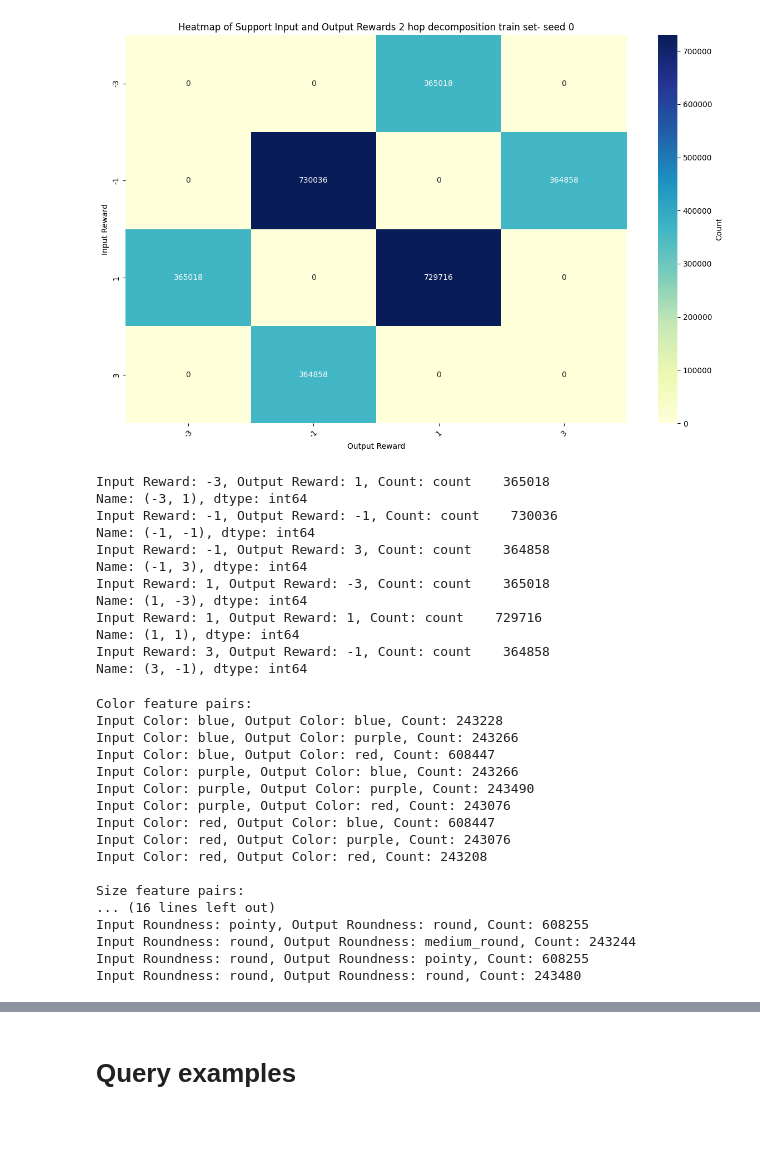
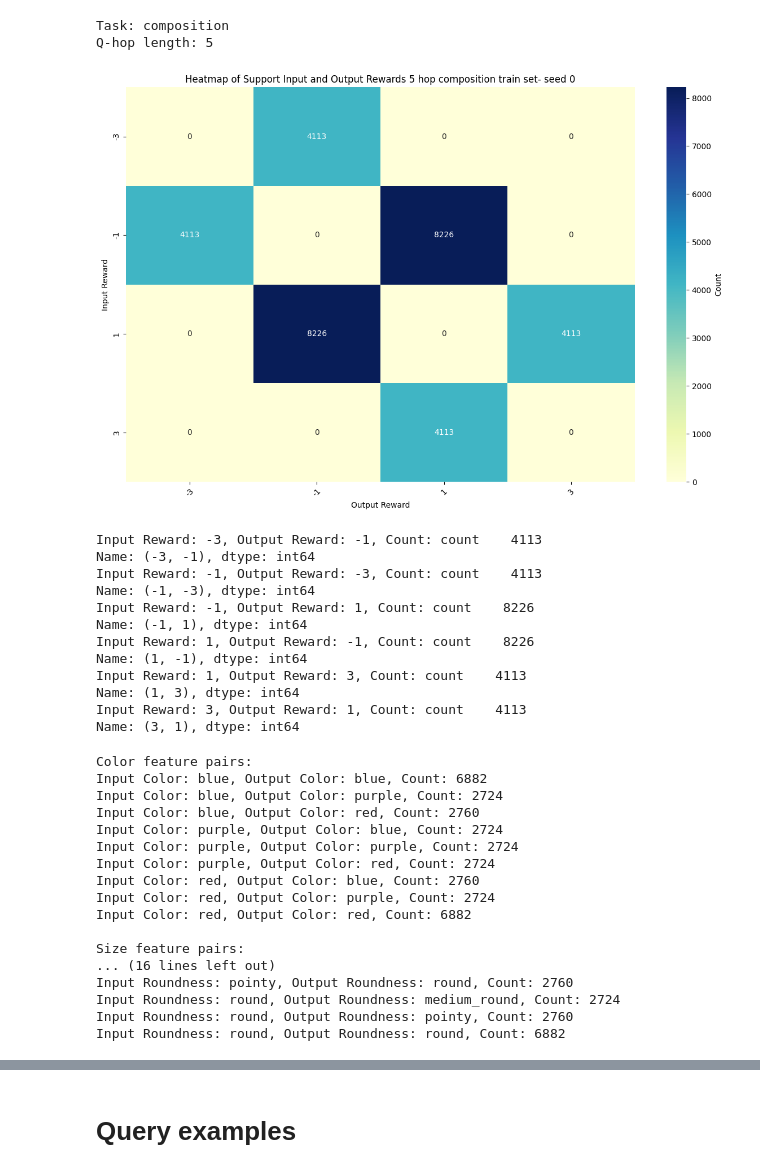
Before and after one commit to simpleParadox/alchemy_latent_structure, a Jupyter notebook: src/notebooks/inspect_data.ipynb, the cells around one changed output, grey strips where cells are left out. Drawn from its saved outputs; the diff is of its cells as text; code cells hidden in the pictures; blank space fills up the shorter version.

```diff
--- a/src/notebooks/inspect_data.ipynb
+++ b/src/notebooks/inspect_data.ipynb
@@ -9,7 +9,17 @@ import matplotlib.pyplot as plt
 import pandas as pd
 import seaborn as sns
 # %%
-file_path = '/home/rsaha/projects/dm_alchemy/src/data/generated_data/decompositional_chemistry_samples_167424_80_unique_stones_train_shop_2_qhop_1_seed_0.json'
+file_path = '/home/rsaha/projects/dm_alchemy/src/data/complete_graph_generated_data_enhanced_qnodes_in_snodes/compositional_chemistry_samples_167424_80_unique_stones_train_shop_1_qhop_5_seed_0.json'
+
+# Determine if the task is composition or decomposition
+task = 'composition' if 'compositional_chemistry_samples' in file_path else 'decomposition'
+print(f"Task: {task}")
+# Determine the qhop_length.
+qhop_length = int(file_path.split('qhop_')[1].split('_')[0])
+print(f"Q-hop length: {qhop_length}")
+# %% [output]
+Task: composition
+Q-hop length: 5
 # %%
 data = json.load(open(file_path, 'r'))
 # %%
@@ -44,42 +54,42 @@ for episode_id in tqdm(episode_ids):
 # %%
 # Create a DataFrame for visualization
 df = pd.DataFrame({
     'input_reward': input_rewards,
     'output_reward': output_rewards
 })
 
 # Count the number of occurrences of each reward pair
 reward_counts = df.groupby(['input_reward', 'output_reward']).size().reset_index(name='count')
 # Create a pivot table for heatmap
 reward_pivot = reward_counts.pivot(index='input_reward', columns='output_reward', values='count').fillna(0)
 # Plotting the heatmap
 plt.figure(figsize=(12, 8))
 sns.heatmap(reward_pivot.astype(int), annot=True, fmt='d', cmap='YlGnBu', cbar_kws={'label': 'Count'})
-plt.title('Heatmap of Support Input and Output Rewards 2 hop decomposition train set- seed 0')
+plt.title(f'Heatmap of Support Input and Output Rewards {qhop_length} hop {task} train set- seed 0')
 plt.xlabel('Output Reward')
 plt.ylabel('Input Reward')
 plt.xticks(rotation=45)
 plt.tight_layout()
 plt.show()
 # %% [output]
-[figure, old version]
+[figure, new version]
 # %%
 # Also just print the counts for each reward pair
 for (input_reward, output_reward), count in reward_counts.set_index(['input_reward', 'output_reward']).iterrows():
     print(f"Input Reward: {input_reward}, Output Reward: {output_reward}, Count: {count}")
 # %% [output]
-Input Reward: -3, Output Reward: 1, Count: count    365018
-Name: (-3, 1), dtype: int64
-Input Reward: -1, Output Reward: -1, Count: count    730036
-Name: (-1, -1), dtype: int64
-Input Reward: -1, Output Reward: 3, Count: count    364858
-Name: (-1, 3), dtype: int64
-Input Reward: 1, Output Reward: -3, Count: count    365018
-Name: (1, -3), dtype: int64
-Input Reward: 1, Output Reward: 1, Count: count    729716
-Name: (1, 1), dtype: int64
-Input Reward: 3, Output Reward: -1, Count: count    364858
-Name: (3, -1), dtype: int64
+Input Reward: -3, Output Reward: -1, Count: count    4113
+Name: (-3, -1), dtype: int64
+Input Reward: -1, Output Reward: -3, Count: count    4113
+Name: (-1, -3), dtype: int64
+Input Reward: -1, Output Reward: 1, Count: count    8226
+Name: (-1, 1), dtype: int64
+Input Reward: 1, Output Reward: -1, Count: count    8226
+Name: (1, -1), dtype: int64
+Input Reward: 1, Output Reward: 3, Count: count    4113
+Name: (1, 3), dtype: int64
+Input Reward: 3, Output Reward: 1, Count: count    4113
+Name: (3, 1), dtype: int64
 # %%
 # Extract color, size, and roundness features for input and output
 input_colors = []
@@ -163,22 +173,22 @@ for _, row in roundness_counts.iterrows():
     print(f"Input Roundness: {row['input_roundness']}, Output Roundness: {row['output_roundness']}, Count: {row['count']}")
 # %% [output]
 Color feature pairs:
-Input Color: blue, Output Color: blue, Count: 243228
-Input Color: blue, Output Color: purple, Count: 243266
-Input Color: blue, Output Color: red, Count: 608447
-Input Color: purple, Output Color: blue, Count: 243266
-Input Color: purple, Output Color: purple, Count: 243490
-Input Color: purple, Output Color: red, Count: 243076
-Input Color: red, Output Color: blue, Count: 608447
-Input Color: red, Output Color: purple, Count: 243076
-Input Color: red, Output Color: red, Count: 243208
+Input Color: blue, Output Color: blue, Count: 6882
+Input Color: blue, Output Color: purple, Count: 2724
+Input Color: blue, Output Color: red, Count: 2760
+Input Color: purple, Output Color: blue, Count: 2724
+Input Color: purple, Output Color: purple, Count: 2724
+Input Color: purple, Output Color: red, Count: 2724
+Input Color: red, Output Color: blue, Count: 2760
+Input Color: red, Output Color: purple, Count: 2724
+Input Color: red, Output Color: red, Count: 6882
 
 Size feature pairs:
 ... (16 lines left out)
-Input Roundness: pointy, Output Roundness: round, Count: 608255
-Input Roundness: round, Output Roundness: medium_round, Count: 243244
-Input Roundness: round, Output Roundness: pointy, Count: 608255
-Input Roundness: round, Output Roundness: round, Count: 243480
+Input Roundness: pointy, Output Roundness: round, Count: 2760
+Input Roundness: round, Output Roundness: medium_round, Count: 2724
+Input Roundness: round, Output Roundness: pointy, Count: 2760
+Input Roundness: round, Output Roundness: round, Count: 6882
 # %%
 # Create a DataFrame for visualization for the visual features and create 3 heatmaps for each visual feature
 
```
Also changed, not shown: parts of 3 cells of this notebook, 3 other files.
